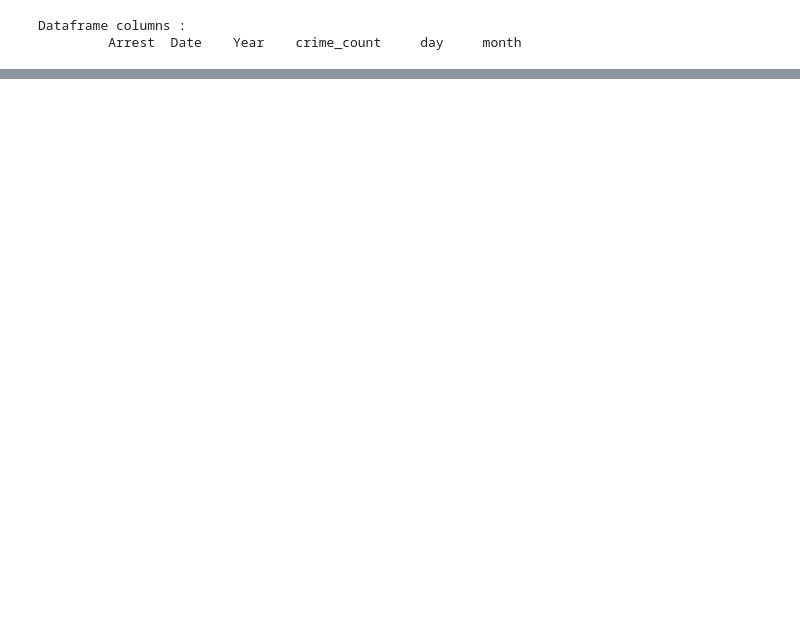
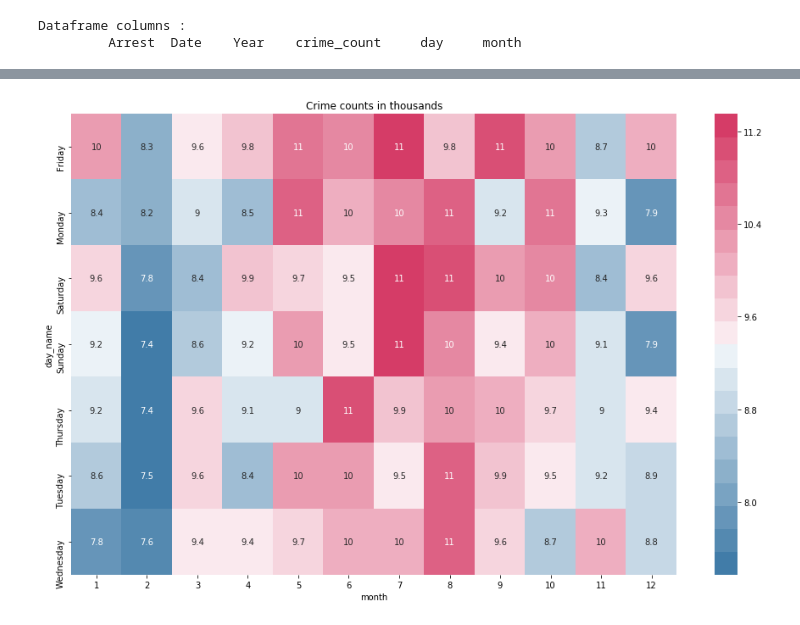
Before and after one commit to Srihari231092/CrimeDataAnalysis, a Jupyter notebook: CrimeDataAnalysis_Part_4.ipynb, the cells around one changed output, grey strips where cells are left out. Drawn from its saved outputs; the diff is of its cells as text; code cells hidden in the pictures; blank space fills up the shorter version.

```diff
--- a/CrimeDataAnalysis_Part_4.ipynb
+++ b/CrimeDataAnalysis_Part_4.ipynb
@@ -198,0 +168,11 @@ py.iplot(fig)
+# %%
+ #But when do arrests happen?
+agg_month_dayname = agg_data.groupby(by=["month", "day_name"], as_index=False).sum()
+agg_month_dayname["crime_count_1000s"] = agg_month_dayname["crime_count"] / 1000
+heatmap_data = agg_month_dayname.pivot("day_name", "month", "crime_count_1000s")
+col_palette = sns.diverging_palette(240, 1, n=20)
+plt.figure(figsize=(16, 10))
+plt.title("Crime counts in thousands")
+g = sns.heatmap(data=heatmap_data, cmap=col_palette, annot=True)
+# %% [output]
+[figure, added]
```
Also changed, not shown: parts of 17 cells of this notebook.
